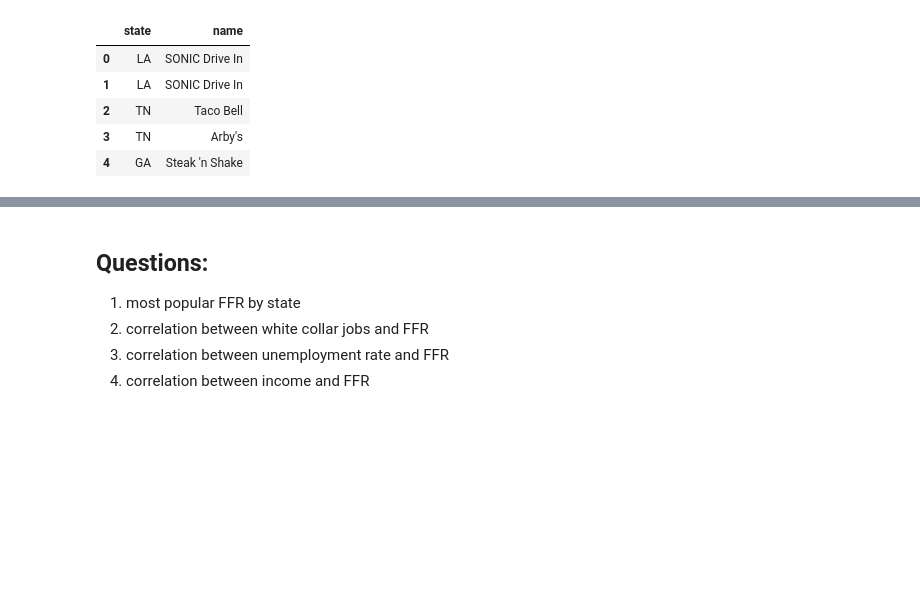
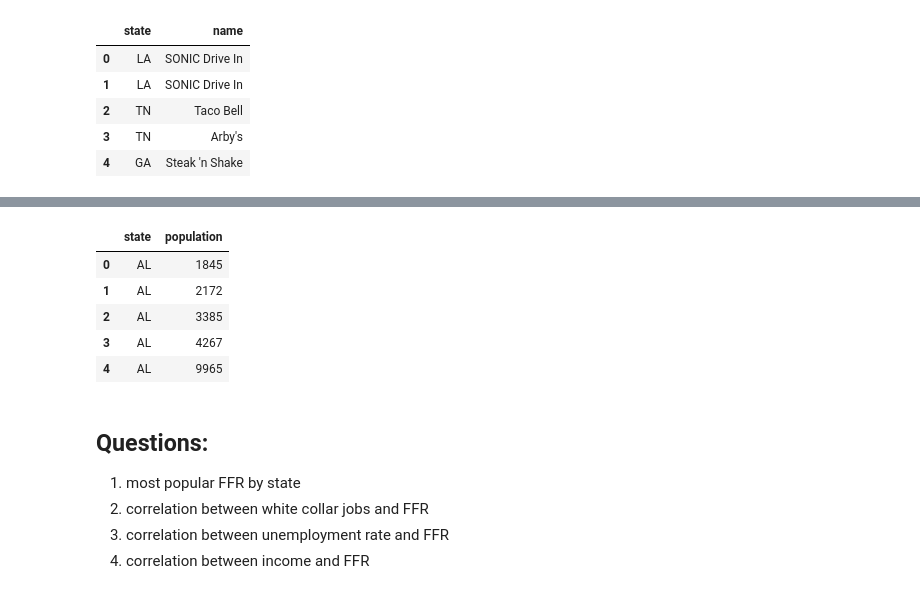
Before and after one commit to tduszyk/Supersize_America, a Jupyter notebook: supersize_america.ipynb, the cells around one changed output, grey strips where cells are left out. Saved outputs shown, nothing was run; the diff lists cells and outputs as text; code cells hidden in the pictures; blank space fills up the shorter version.

```diff
--- a/supersize_america.ipynb
+++ b/supersize_america.ipynb
@@ -124,3 +137,12 @@ census_df.head()
+# %%
+population_df.head()
+# %% [output]
+|  | state | population |
+| 0 | AL | 1845 |
+| 1 | AL | 2172 |
+| 2 | AL | 3385 |
+| 3 | AL | 4267 |
+| 4 | AL | 9965 |
 # %% [markdown]
 ## Questions:
 1. most popular FFR by state
```
Also changed, not shown: parts of 8 cells of this notebook, 2 other files.
